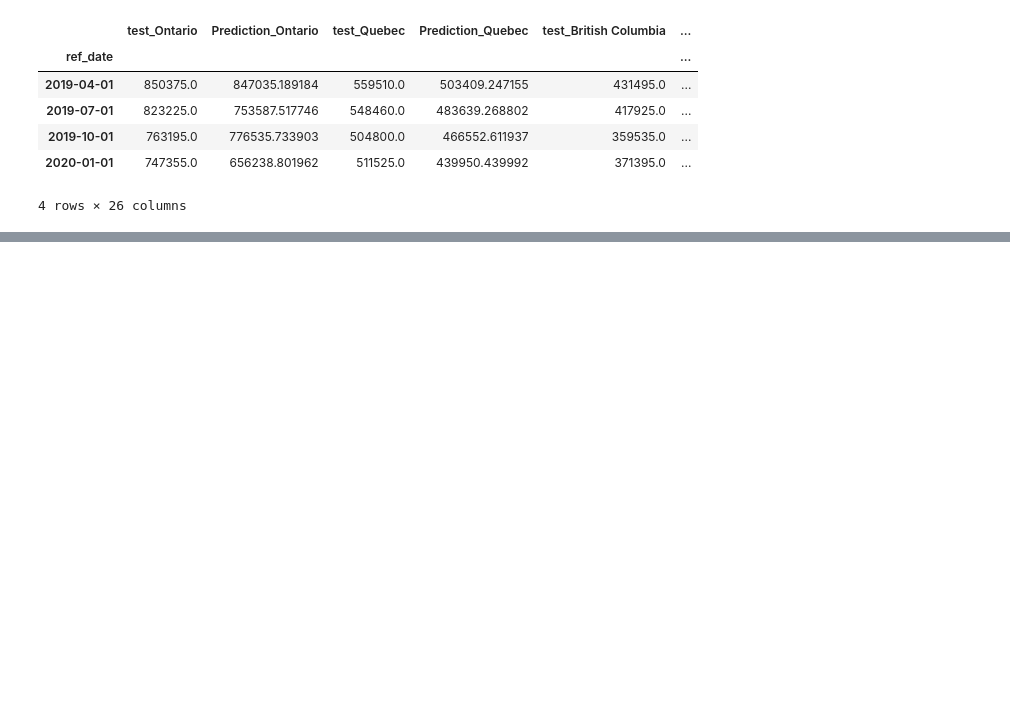
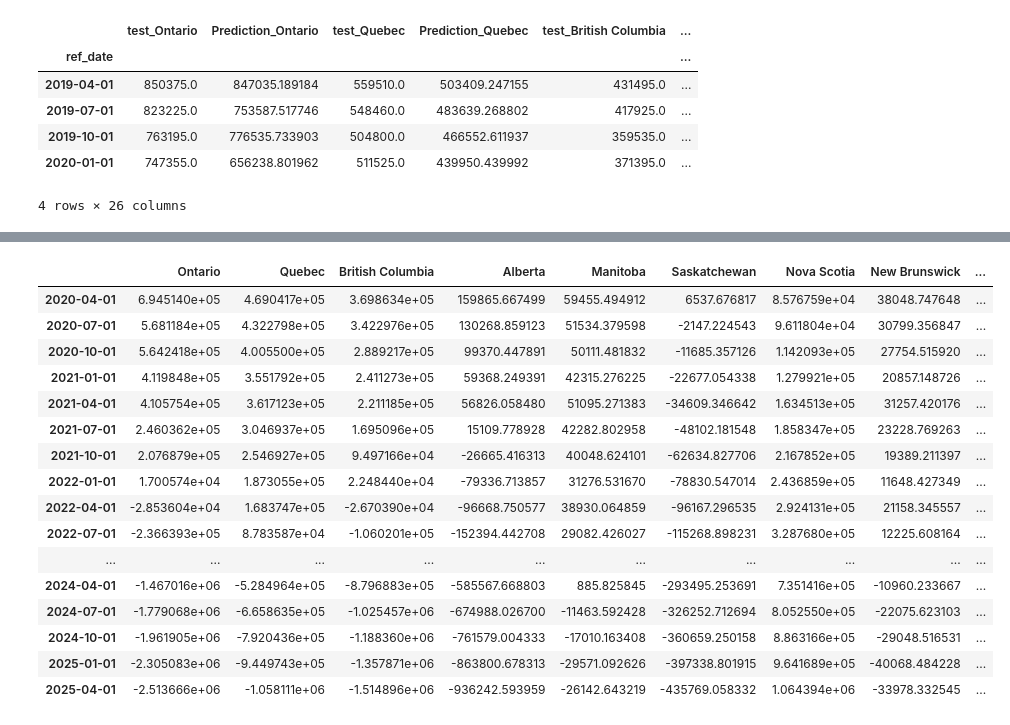
Before and after one commit to alecngai/Predicting_Canadian_Job_Vacancies, a Jupyter notebook: Machine_Learning/ML_SARIMAX-AllCanada-Province_20211125.ipynb, the cells around one changed output, grey strips where cells are left out. Cells and saved outputs as stored; diff of their text form; code cells hidden in the pictures; blank space fills up the shorter version.

Commit message:
adding to_sql code and compiling province level predictions

```diff
--- a/Machine_Learning/ML_SARIMAX-AllCanada-Province_20211125.ipynb
+++ b/Machine_Learning/ML_SARIMAX-AllCanada-Province_20211125.ipynb
@@ -24,11 +24,11 @@ import psycopg2
 # %%
 # Establish a connection to the database
 conn = psycopg2.connect(
-    host = config.config['host'],
-    port = config.config['port'],
-    dbname = config.config['dbname'],
-    user = config.config['user'],
-    password = config.config['password'])
+    host = config['host'],
+    port = config['port'],
+    dbname = config['dbname'],
+    user = config['user'],
+    password = config['password'])
 
 print("Postgres Connected")
 # %% [output]
@@ -582,6 +582,7 @@ model_output.head(25)
 | 2025-01-01 | NAN | 404526.000000 |
 | 2025-04-01 | NAN | 481142.000000 |
 # %%
-engine = create_engine(f"postgresql://config.['user']:config.['password']@config.['host']:5432/config.['dbname']")
+engine = create_engine(f"postgresql://{config['user']}:{config['password']}@{config['host']}:5432/{config['dbname']}")
+conn=engine.connect()
 model_output.to_sql(name='TSmodel_output_Canada', con=conn, index=True)
 # %% [output]
@@ -869,17 +866,18 @@ provinces = ['Ontario', 'Quebec', 'British Columbia','Alberta',\
              'Prince Edward Island', 'Yukon', 'Nunavut' ,'Northwest Territories']
 
 #output_provencies= province_vac("Ontario")
-
+prov_predictions={}
 for prov in provinces[0:13]:
     #load province model
     loaded= SARIMAXResults.load(f'TSmodel_{prov}.pkl')
     #produce future forecast for each province
-    prov_predictions=[]
-    i=0
+
+
+    res = []
     for q in future_predictions:
-        prov_predict= loaded.predict(q)
-        prov_predictions= prov_predictions.append(prov_predict)
-        i+=1
+        res.append(loaded.predict(q))
+    res_prov= pd.concat(res)
+    prov_predictions[prov]= res_prov
     #print(prov_predictions)
     print(prov_predictions)
 
@@ -888,0 +903,22 @@ AttributeError: 'NoneType' object has no attribute 'append'
+# %%
+# produce all provinces prediction test results dataframe
+prov_prediction_df= pd.DataFrame(prov_predictions)
+prov_prediction_df.head(25)
+# %% [output]
+|  | Ontario | Quebec | British Columbia | Alberta | Manitoba | Saskatchewan | Nova Scotia | New Brunswick | ... |
+| 2020-04-01 | 6.945140e+05 | 4.690417e+05 | 3.698634e+05 | 159865.667499 | 59455.494912 | 6537.676817 | 8.576759e+04 | 38048.747648 | ... |
+| 2020-07-01 | 5.681184e+05 | 4.322798e+05 | 3.422976e+05 | 130268.859123 | 51534.379598 | -2147.224543 | 9.611804e+04 | 30799.356847 | ... |
+| 2020-10-01 | 5.642418e+05 | 4.005500e+05 | 2.889217e+05 | 99370.447891 | 50111.481832 | -11685.357126 | 1.142093e+05 | 27754.515920 | ... |
+| 2021-01-01 | 4.119848e+05 | 3.551792e+05 | 2.411273e+05 | 59368.249391 | 42315.276225 | -22677.054338 | 1.279921e+05 | 20857.148726 | ... |
+| 2021-04-01 | 4.105754e+05 | 3.617123e+05 | 2.211185e+05 | 56826.058480 | 51095.271383 | -34609.346642 | 1.634513e+05 | 31257.420176 | ... |
+| 2021-07-01 | 2.460362e+05 | 3.046937e+05 | 1.695096e+05 | 15109.778928 | 42282.802958 | -48102.181548 | 1.858347e+05 | 23228.769263 | ... |
+| 2021-10-01 | 2.076879e+05 | 2.546927e+05 | 9.497166e+04 | -26665.416313 | 40048.624101 | -62634.827706 | 2.167852e+05 | 19389.211397 | ... |
+| 2022-01-01 | 1.700574e+04 | 1.873055e+05 | 2.248440e+04 | -79336.713857 | 31276.531670 | -78830.547014 | 2.436859e+05 | 11648.427349 | ... |
+| 2022-04-01 | -2.853604e+04 | 1.683747e+05 | -2.670390e+04 | -96668.750577 | 38930.064859 | -96167.296535 | 2.924131e+05 | 21158.345557 | ... |
+| 2022-07-01 | -2.366393e+05 | 8.783587e+04 | -1.060201e+05 | -152394.442708 | 29082.426027 | -115268.898231 | 3.287680e+05 | 12225.608164 | ... |
+| ... | ... | ... | ... | ... | ... | ... | ... | ... | ... |
+| 2024-04-01 | -1.467016e+06 | -5.284964e+05 | -8.796883e+05 | -585567.668803 | 885.825845 | -293495.253691 | 7.351416e+05 | -10960.233667 | ... |
+| 2024-07-01 | -1.779068e+06 | -6.658635e+05 | -1.025457e+06 | -674988.026700 | -11463.592428 | -326252.712694 | 8.052550e+05 | -22075.623103 | ... |
+| 2024-10-01 | -1.961905e+06 | -7.920436e+05 | -1.188360e+06 | -761579.004333 | -17010.163408 | -360659.250158 | 8.863166e+05 | -29048.516531 | ... |
+| 2025-01-01 | -2.305083e+06 | -9.449743e+05 | -1.357871e+06 | -863800.678313 | -29571.092626 | -397338.801915 | 9.641689e+05 | -40068.484228 | ... |
+| 2025-04-01 | -2.513666e+06 | -1.058111e+06 | -1.514896e+06 | -936242.593959 | -26142.643219 | -435769.058332 | 1.064394e+06 | -33978.332545 | ... |
```
Also changed, not shown: parts of 12 cells of this notebook.
